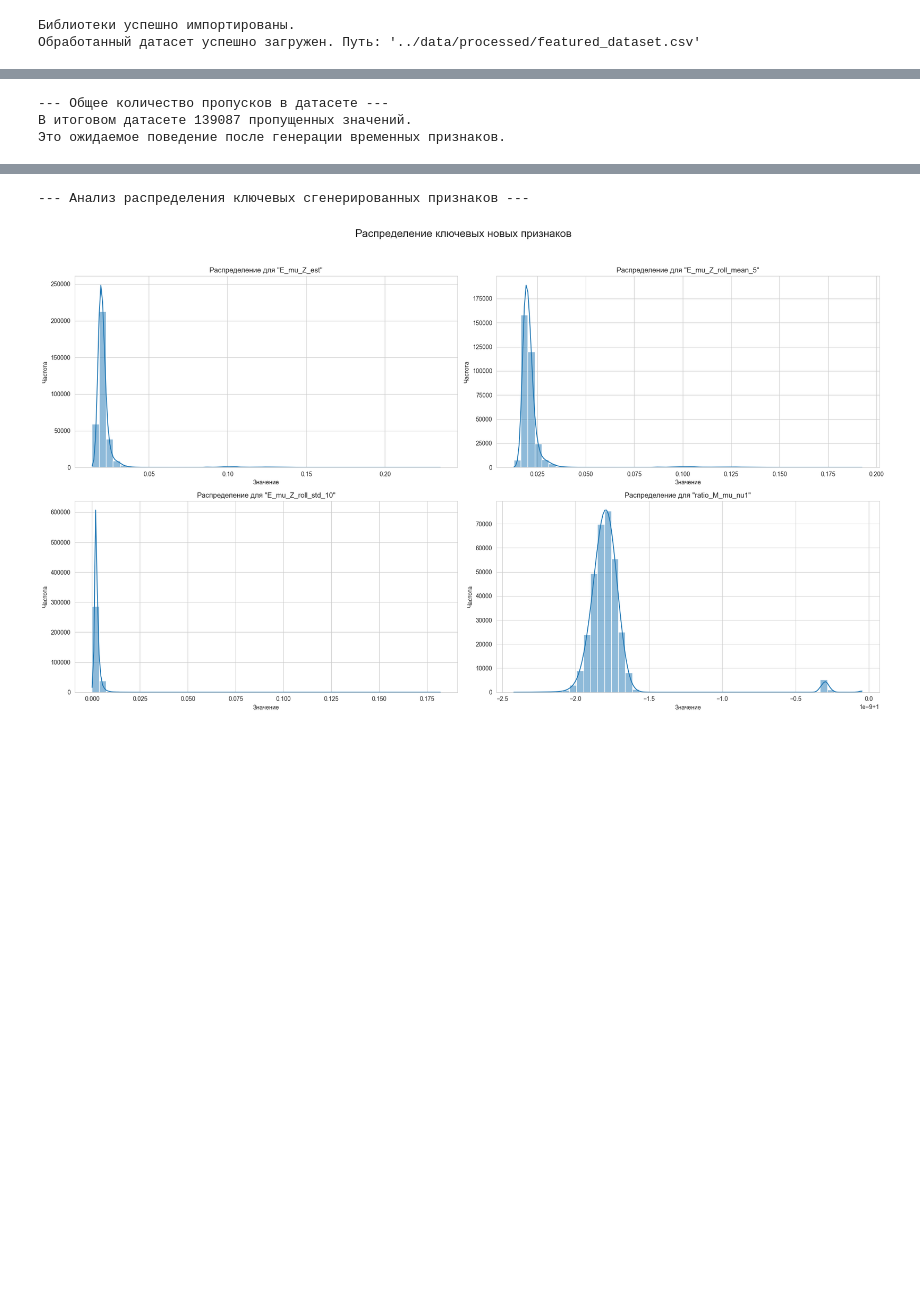
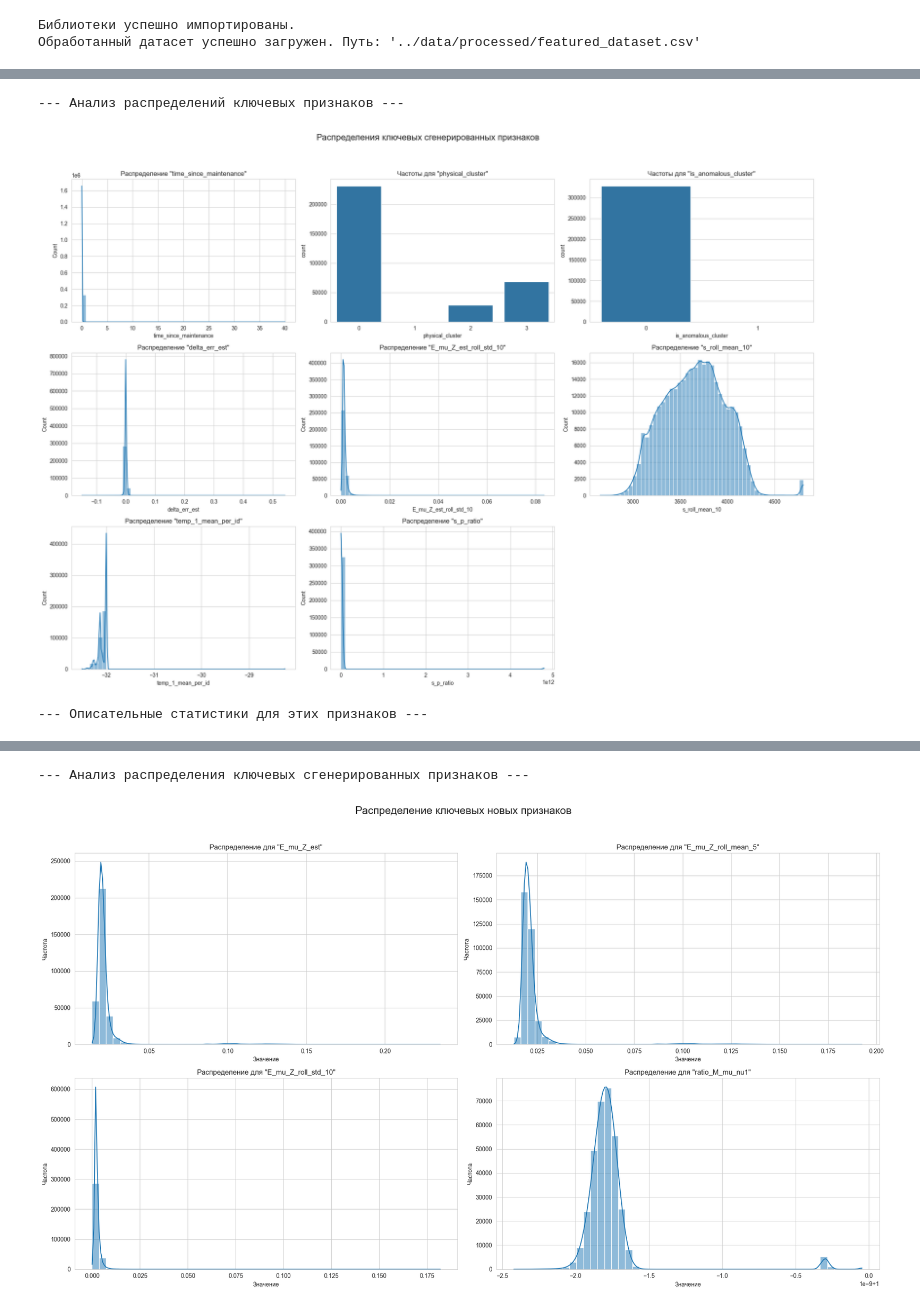
Before and after one commit to jmihan/aidao-hack, a Jupyter notebook: notebooks/eda_processed.ipynb, the cells around one changed output, grey strips where cells are left out. Saved outputs shown, nothing was run; the diff lists cells and outputs as text; code cells hidden in the pictures; blank space fills up the shorter version.

```diff
--- a/notebooks/eda_processed.ipynb
+++ b/notebooks/eda_processed.ipynb
@@ -94,15 +74,39 @@ dtype: object
 # %%
 # ==============================================================================
-# A.3. Краткая сводка по пропускам
+# A.3. Анализ распределений ключевых сгенерированных признаков
 # ==============================================================================
 if df_featured is not None:
-    total_missing = df_featured.isnull().sum().sum()
-    print(f"\n--- Общее количество пропусков в датасете ---")
-    print(f"В итоговом датасете {total_missing} пропущенных значений.")
-    print("Это ожидаемое поведение после генерации временных признаков.")
-else:
-    print("Датафрейм не загружен. Пропустите выполнение этой ячейки.")
+    key_generated_features = [
+        'time_since_maintenance',
+        'physical_cluster',
+        'is_anomalous_cluster',
+        'delta_err_est',
+        'E_mu_Z_est_roll_std_10', # Пример волатильности
+        's_roll_mean_10',         # Пример сглаживания
+        'temp_1_mean_per_id',     # Пример агрегата по сессии
+        's_p_ratio'
+    ]
+
+    print("--- Анализ распределений ключевых признаков ---")
+
+    plt.figure(figsize=(20, 15))
+    plt.suptitle("Распределения ключевых сгенерированных признаков", fontsize=16)
+
+    for i, col in enumerate(key_generated_features, 1):
+        plt.subplot(3, 3, i)
+        if df_featured[col].nunique() > 20: # Гистограмма для непрерывных
+            sns.histplot(df_featured[col], kde=True, bins=50)
+            plt.title(f'Распределение "{col}"')
+        else: # Countplot для категориальных/дискретных
+            sns.countplot(x=df_featured[col])
+            plt.title(f'Частоты для "{col}"')
+
+    plt.tight_layout(rect=[0, 0.03, 1, 0.95])
+    plt.show()
+
+    print("\n--- Описательные статистики для этих признаков ---")
+    display(df_featured[key_generated_features].describe().T)
 # %% [output]
---- Общее количество пропусков в датасете ---
-В итоговом датасете 139087 пропущенных значений.
-Это ожидаемое поведение после генерации временных признаков.
+--- Анализ распределений ключевых признаков ---
+[figure, added]
+--- Описательные статистики для этих признаков ---
```
Also changed, not shown: parts of 4 cells of this notebook.
